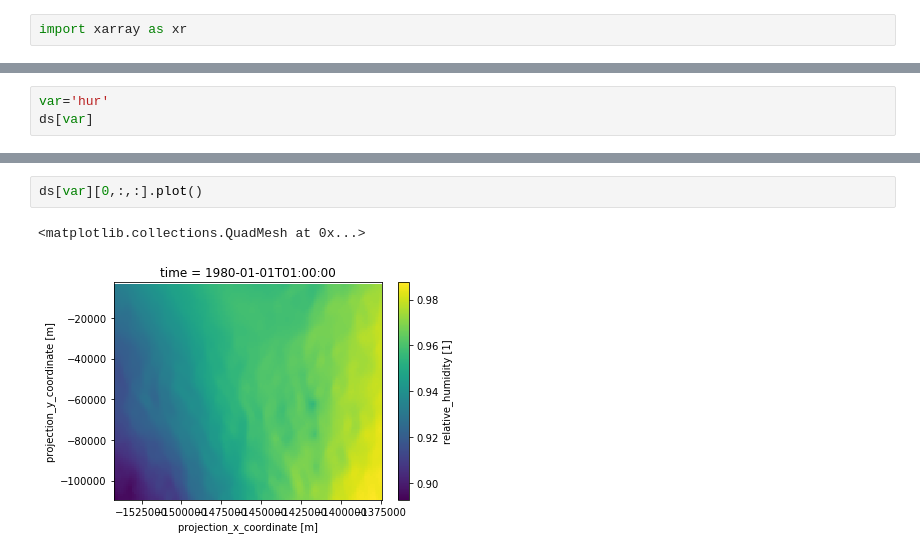
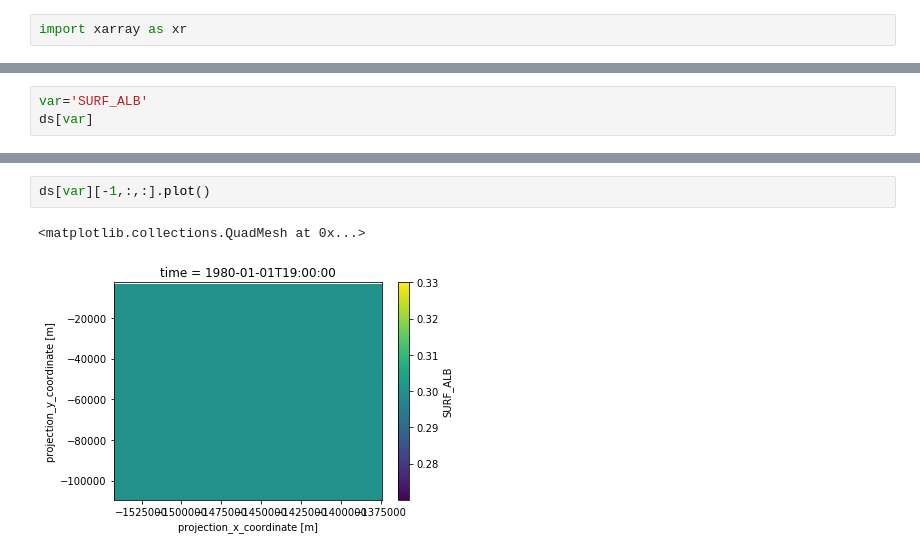
Before and after one commit to EricKeenan/SNOWPACK_WAIS, a Jupyter notebook: analysis/inspect_grid.ipynb, the cells around one changed output, grey strips where cells are left out. Drawn from its saved outputs; the diff is of its cells as text.

```diff
--- a/analysis/inspect_grid.ipynb
+++ b/analysis/inspect_grid.ipynb
@@ -22,6 +22,6 @@ Data variables:
     geospatial_bounds_crs:     EPSG:3031
     geospatial_bounds:         Polygon ((-1542000.0000000000 -109000.00000000...
 # %%
-var='hur'
+var='SURF_ALB'
 ds[var]
 # %% [output]
@@ -45,6 +34,6 @@ Attributes:
 # %%
-ds[var][0,:,:].plot()
+ds[var][-1,:,:].plot()
 # %% [output]
 <matplotlib.collections.QuadMesh at 0x...>
-[figure, old version]
+[figure, new version]
 # %%
```
Also changed, not shown: parts of 3 cells of this notebook, 3 other files.
